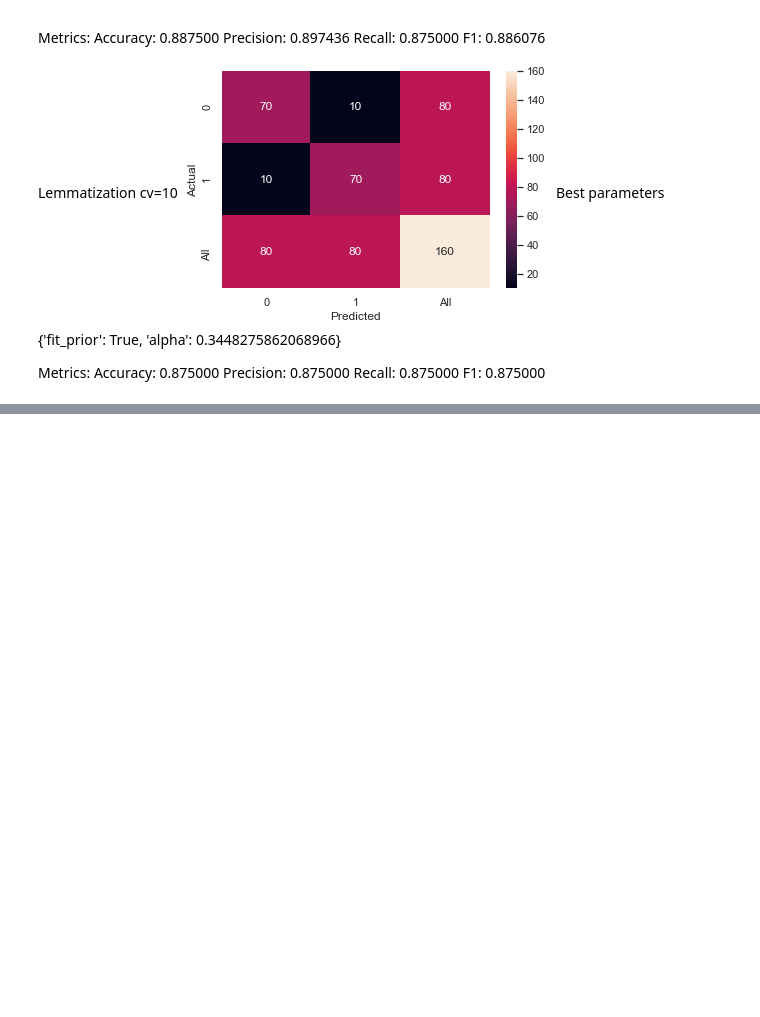
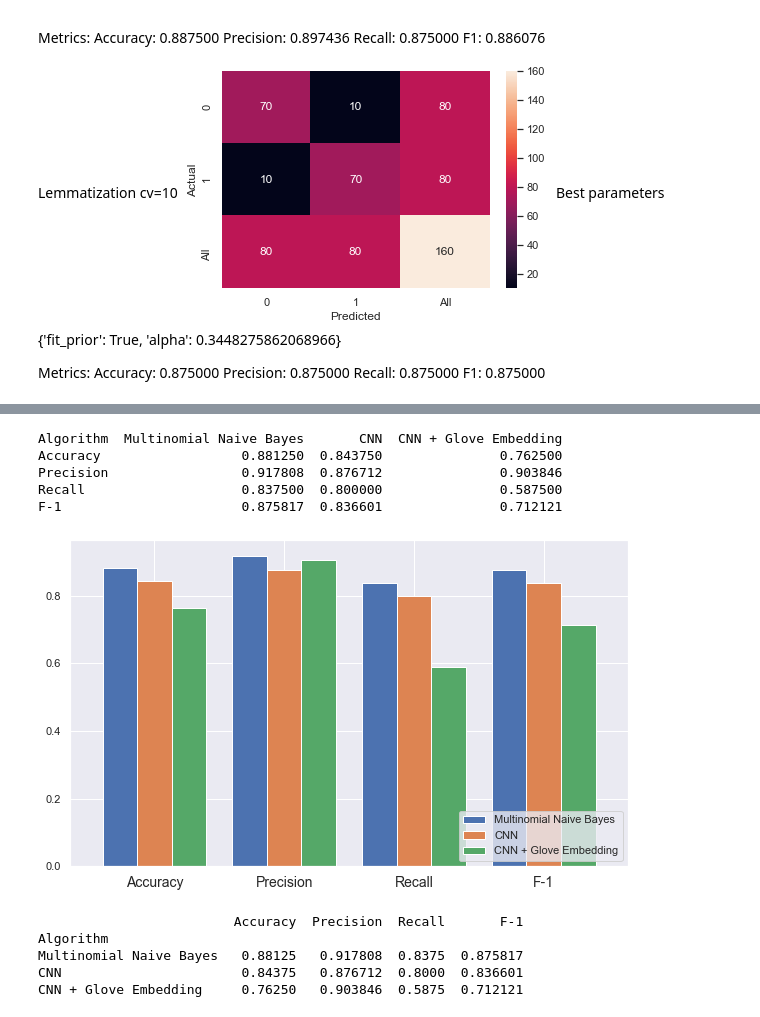
Before and after one commit to beld78/ARM-Paper, a Jupyter notebook: Analysis.ipynb, the cells around one changed output, grey strips where cells are left out. Cells and saved outputs as stored; diff of their text form; code cells hidden in the pictures; blank space fills up the shorter version.

```diff
--- a/Analysis.ipynb
+++ b/Analysis.ipynb
@@ -245,6 +222,6 @@ X_train = bag_of_words_train.drop('class_target', axis=1)
 # %%
 
-mnb_metrics_list = list()
+metrics_list = list()
 #for y_test, X_test, y_train, X_train in zip(y_test_list, X_test_list, y_train_list, X_train_list):
 alpha = np.linspace(start = 0.0, stop = 10.0, num = 30)
 fit_prior = [True, False]
@@ -276,7 +253,7 @@ mnb_random_y_pred = mnb_best_random.predict(X_test)
 
 # Accuracy
 mnb_cm, mnb_metrics = getModelInfo(y_test, mnb_random_y_pred)
-mnb_metrics_list.append(mnb_metrics)
+metrics_list.append(mnb_metrics)
 # %% [output]
 {'alpha': array([ 0.        ,  0.34482759,  0.68965517,  1.03448276,  1.37931034,
         1.72413793,  2.06896552,  2.4137931 ,  2.75862069,  3.10344828,
@@ -724,0 +753,20 @@ Converted 4189 words (458 misses)
+# %%
+metrics_list.append(cnn_metrics)
+metrics_list.append(cnn_embed_metrics)
+metrics_list
+
+
+plotMetricsComparison(metrics_list)
+save_metrics(metrics_list)
+# %% [output]
+Algorithm  Multinomial Naive Bayes       CNN  CNN + Glove Embedding
+Accuracy                  0.881250  0.843750               0.762500
+Precision                 0.917808  0.876712               0.903846
+Recall                    0.837500  0.800000               0.587500
+F-1                       0.875817  0.836601               0.712121
+[figure, added]
+                         Accuracy  Precision  Recall       F-1
+Algorithm
+Multinomial Naive Bayes   0.88125   0.917808  0.8375  0.875817
+CNN                       0.84375   0.876712  0.8000  0.836601
+CNN + Glove Embedding     0.76250   0.903846  0.5875  0.712121
```
Also changed, not shown: parts of 40 cells of this notebook.
